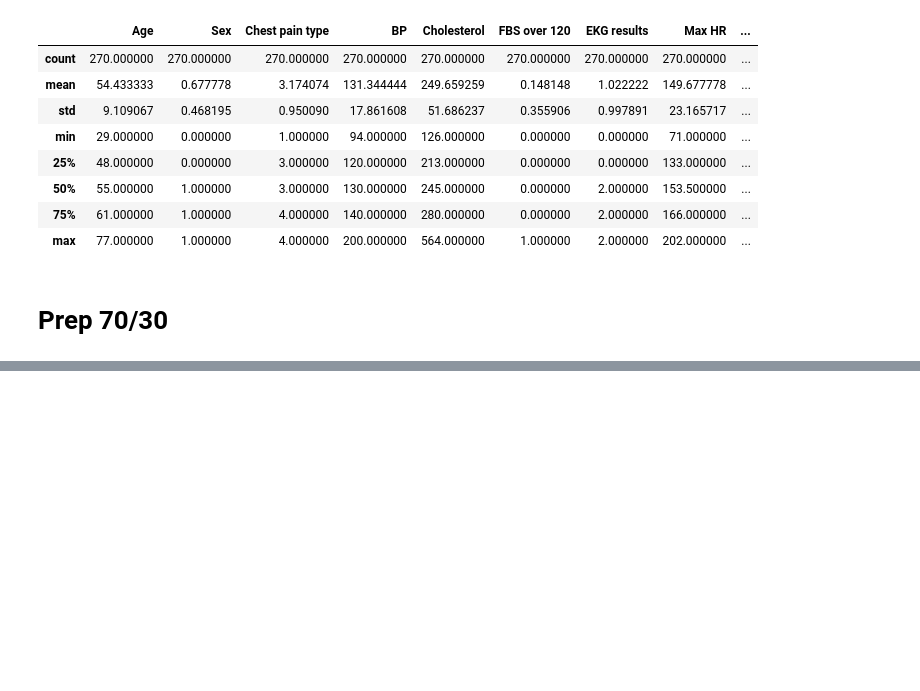
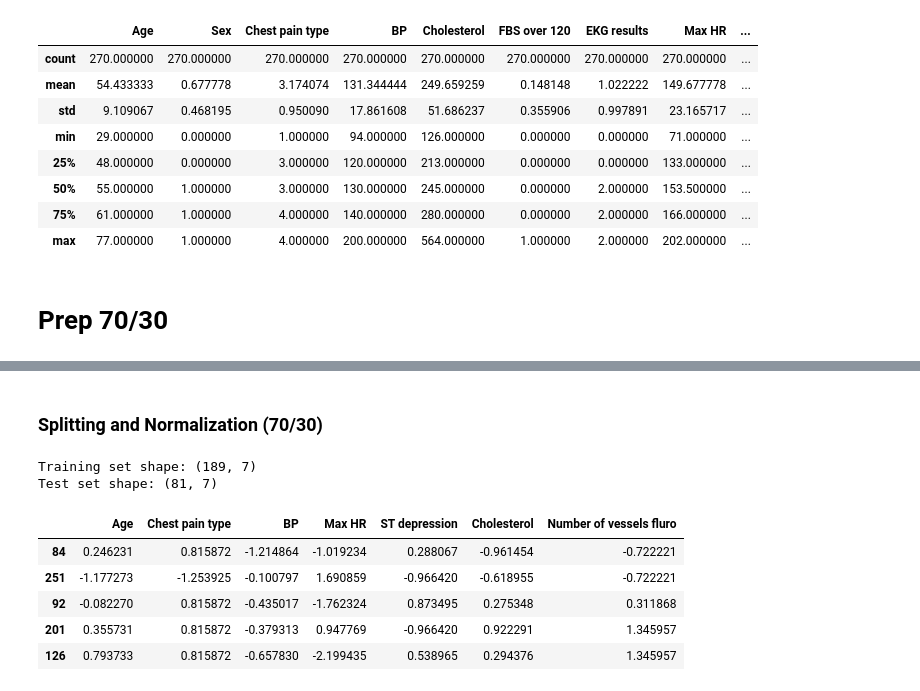
Before and after one commit to Krayangel/AREP-LAB02, a Jupyter notebook: Notebook-1.ipynb, the cells around one changed output, grey strips where cells are left out. Drawn from its saved outputs; the diff is of its cells as text; code cells hidden in the pictures; blank space fills up the shorter version.

```diff
--- a/Notebook-1.ipynb
+++ b/Notebook-1.ipynb
@@ -49,0 +63,31 @@ Y = df['Heart Disease']
+# %% [markdown]
+### Splitting and Normalization (70/30)
+# %%
+np.random.seed(42)
+indices = np.random.permutation(len(X))
+test_size = int(len(X) * 0.3)
+test_indices = indices[:test_size]
+train_indices = indices[test_size:]
+
+X_train = X.iloc[train_indices]
+y_train = Y.iloc[train_indices]
+X_test = X.iloc[test_indices]
+y_test = Y.iloc[test_indices]
+mean = X_train.mean()
+std = X_train.std()
+
+X_train = (X_train - mean) / std
+X_test = (X_test - mean) / std
+
+print("Training set shape:", X_train.shape)
+print("Test set shape:", X_test.shape)
+X_train.head()
+# %% [output]
+Training set shape: (189, 7)
+Test set shape: (81, 7)
+|  | Age | Chest pain type | BP | Max HR | ST depression | Cholesterol | Number of vessels fluro |
+| 84 | 0.246231 | 0.815872 | -1.214864 | -1.019234 | 0.288067 | -0.961454 | -0.722221 |
+| 251 | -1.177273 | -1.253925 | -0.100797 | 1.690859 | -0.966420 | -0.618955 | -0.722221 |
+| 92 | -0.082270 | 0.815872 | -0.435017 | -1.762324 | 0.873495 | 0.275348 | 0.311868 |
+| 201 | 0.355731 | 0.815872 | -0.379313 | 0.947769 | -0.966420 | 0.922291 | 1.345957 |
+| 126 | 0.793733 | 0.815872 | -0.657830 | -2.199435 | 0.538965 | 0.294376 | 1.345957 |
```
Also changed, not shown: parts of 11 cells of this notebook, 10 other files.
